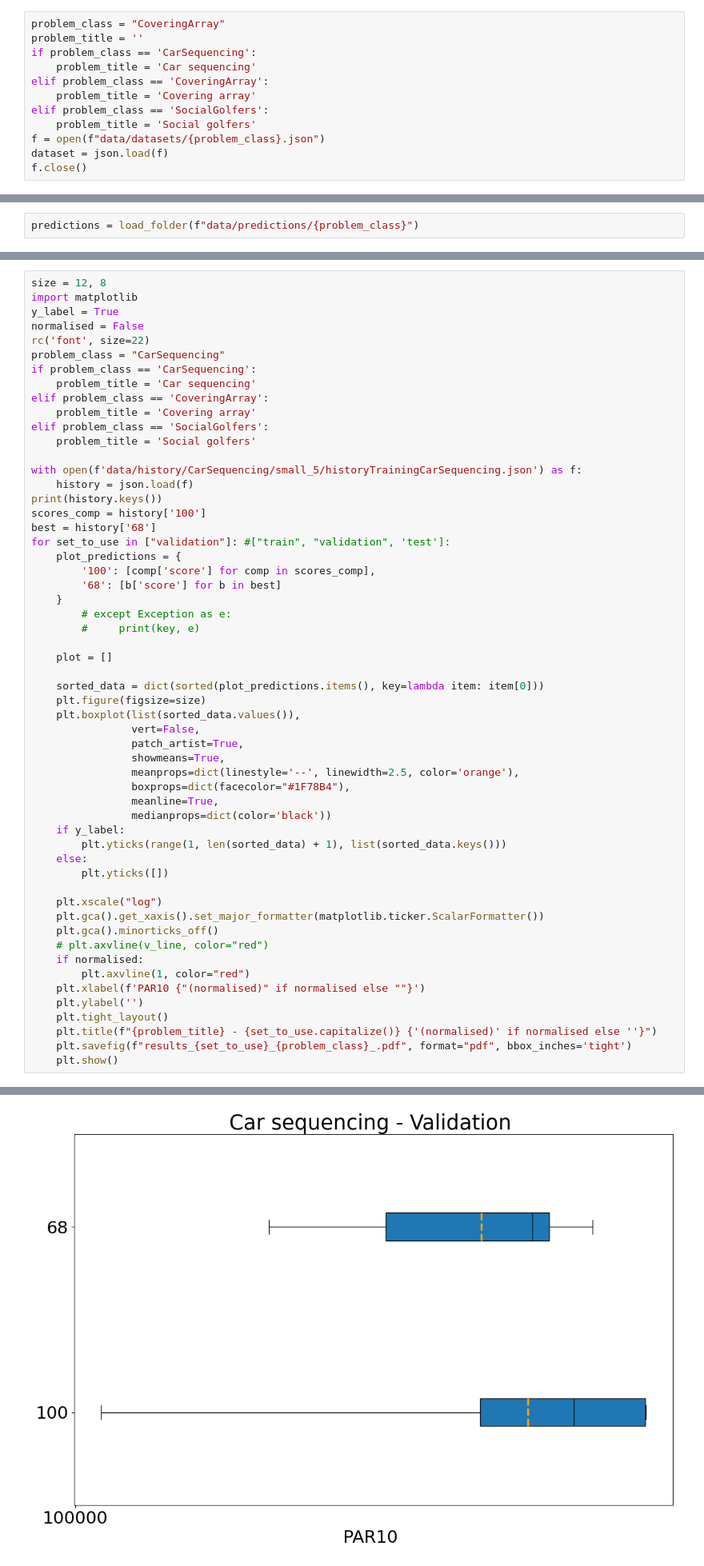
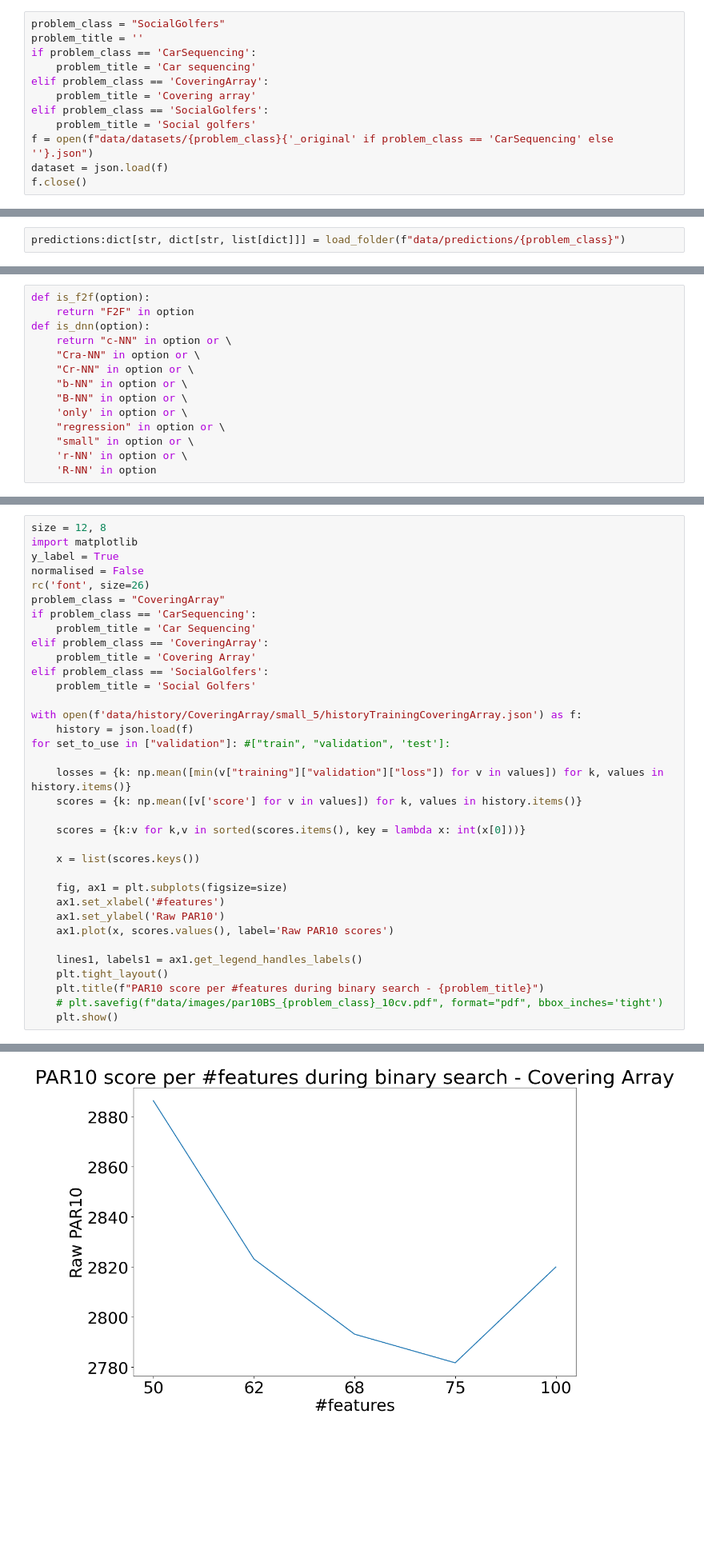
Before and after one commit to SeppiaBrilla/EFE_journal, a Jupyter notebook: analise.ipynb, the cells around one changed output, grey strips where cells are left out. Shown at 80% size. Drawn from its saved outputs; the diff is of its cells as text; blank space fills up the shorter version.

```diff
--- a/analise.ipynb
+++ b/analise.ipynb
@@ -6,7 +6,7 @@ import numpy as np
 import matplotlib.pyplot as plt
 from matplotlib import rc
 # %%
-problem_class = "CoveringArray"
+problem_class = "SocialGolfers"
 problem_title = ''
 if problem_class == 'CarSequencing':
     problem_title = 'Car sequencing'
@@ -14,7 +14,7 @@ elif problem_class == 'CoveringArray':
     problem_title = 'Covering array'
 elif problem_class == 'SocialGolfers':
     problem_title = 'Social golfers'
-f = open(f"data/datasets/{problem_class}.json")
+f = open(f"data/datasets/{problem_class}{'_original' if problem_class == 'CarSequencing' else ''}.json")
 dataset = json.load(f)
 f.close()
 # %%
@@ -31,4 +31,4 @@ def load_folder(folder):
             f.close()
     return res
 # %%
-predictions = load_folder(f"data/predictions/{problem_class}")
+predictions:dict[str, dict[str, list[dict]]] = load_folder(f"data/predictions/{problem_class}")
@@ -143,0 +66,14 @@ kissat_01_compact.eprime
+# %%
+def is_f2f(option):
+    return "F2F" in option
+def is_dnn(option):
+    return "c-NN" in option or \
+    "Cra-NN" in option or \
+    "Cr-NN" in option or \
+    "b-NN" in option or \
+    "B-NN" in option or \
+    'only' in option or \
+    "regression" in option or \
+    "small" in option or \
+    'r-NN' in option or \
+    'R-NN' in option
@@ -205,55 +191,34 @@ size = 12, 8
 import matplotlib
 y_label = True
 normalised = False
-rc('font', size=22)
-problem_class = "CarSequencing"
+rc('font', size=26)
+problem_class = "CoveringArray"
 if problem_class == 'CarSequencing':
-    problem_title = 'Car sequencing'
+    problem_title = 'Car Sequencing'
 elif problem_class == 'CoveringArray':
-    problem_title = 'Covering array'
+    problem_title = 'Covering Array'
 elif problem_class == 'SocialGolfers':
-    problem_title = 'Social golfers'
+    problem_title = 'Social Golfers'
 
-with open(f'data/history/CarSequencing/small_5/historyTrainingCarSequencing.json') as f:
+with open(f'data/history/CoveringArray/small_5/historyTrainingCoveringArray.json') as f:
     history = json.load(f)
-print(history.keys())
-scores_comp = history['100']
-best = history['68']
 for set_to_use in ["validation"]: #["train", "validation", 'test']:
-    plot_predictions = {
-        '100': [comp['score'] for comp in scores_comp],
-        '68': [b['score'] for b in best]
-    }
-        # except Exception as e:
-        #     print(key, e)
 
-    plot = []
+    losses = {k: np.mean([min(v["training"]["validation"]["loss"]) for v in values]) for k, values in history.items()}
+    scores = {k: np.mean([v['score'] for v in values]) for k, values in history.items()}
 
-    sorted_data = dict(sorted(plot_predictions.items(), key=lambda item: item[0]))
-    plt.figure(figsize=size)
-    plt.boxplot(list(sorted_data.values()),
-                vert=False,
-                patch_artist=True,
-                showmeans=True,
-                meanprops=dict(linestyle='--', linewidth=2.5, color='orange'),
-                boxprops=dict(facecolor="#1F78B4"),
-                meanline=True,
-                medianprops=dict(color='black'))
-    if y_label:
-        plt.yticks(range(1, len(sorted_data) + 1), list(sorted_data.keys()))
-    else:
-        plt.yticks([])
+    scores = {k:v for k,v in sorted(scores.items(), key = lambda x: int(x[0]))}
 
-    plt.xscale("log")
-    plt.gca().get_xaxis().set_major_formatter(matplotlib.ticker.ScalarFormatter())
-    plt.gca().minorticks_off()
-    # plt.axvline(v_line, color="red")
-    if normalised:
-        plt.axvline(1, color="red")
-    plt.xlabel(f'PAR10 {"(normalised)" if normalised else ""}')
-    plt.ylabel('')
+    x = list(scores.keys())
+
+    fig, ax1 = plt.subplots(figsize=size)
+    ax1.set_xlabel('#features')
+    ax1.set_ylabel('Raw PAR10')
+    ax1.plot(x, scores.values(), label='Raw PAR10 scores')
+
+    lines1, labels1 = ax1.get_legend_handles_labels()
     plt.tight_layout()
-    plt.title(f"{problem_title} - {set_to_use.capitalize()} {'(normalised)' if normalised else ''}")
-    plt.savefig(f"results_{set_to_use}_{problem_class}_.pdf", format="pdf", bbox_inches='tight')
+    plt.title(f"PAR10 score per #features during binary search - {problem_title}")
+    # plt.savefig(f"data/images/par10BS_{problem_class}_10cv.pdf", format="pdf", bbox_inches='tight')
     plt.show()
 # %% [output]
@@ -261 +225 @@ dict_keys(['100', '50', '75', '62', '68'])
-[figure, old version]
+[figure, new version]
```
Also changed, not shown: parts of 11 cells of this notebook, 10 other files.
